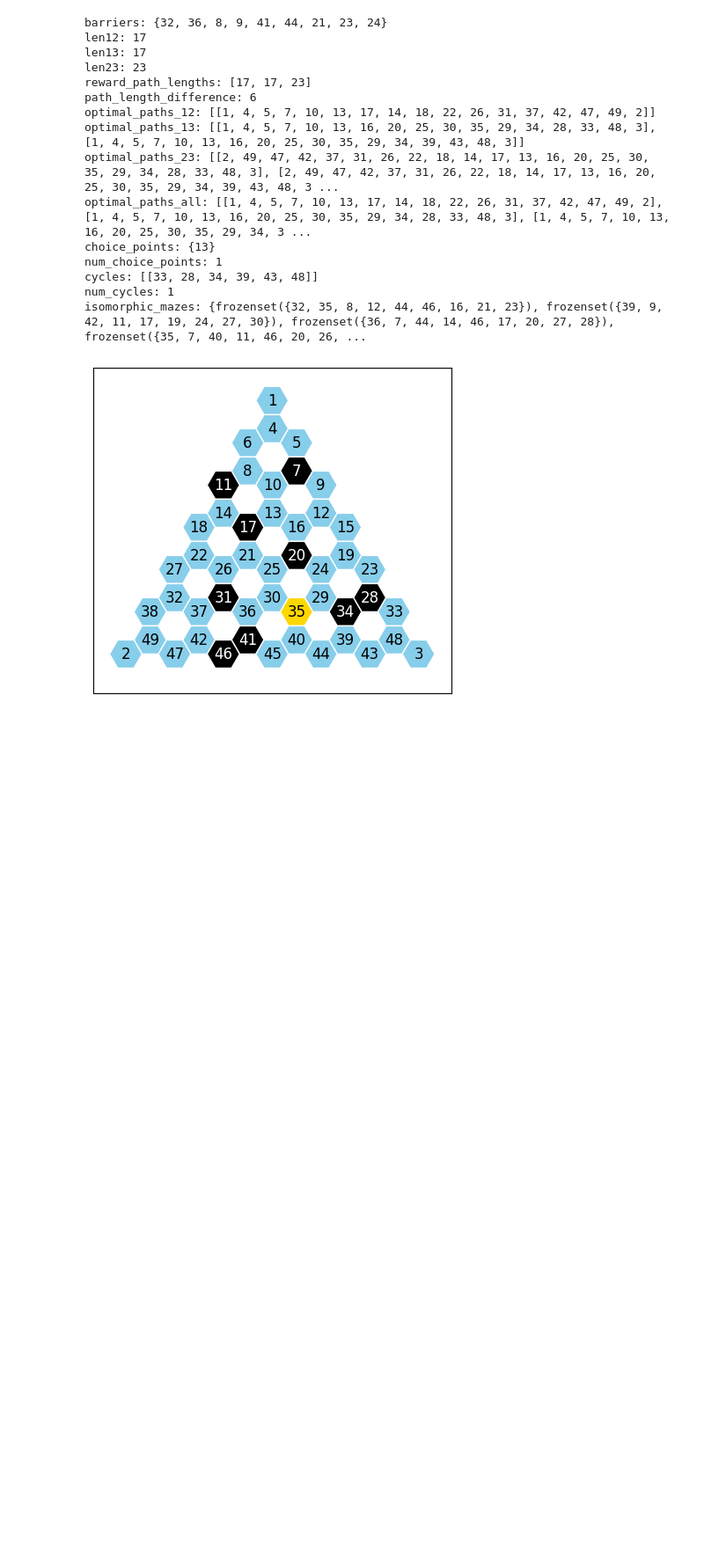
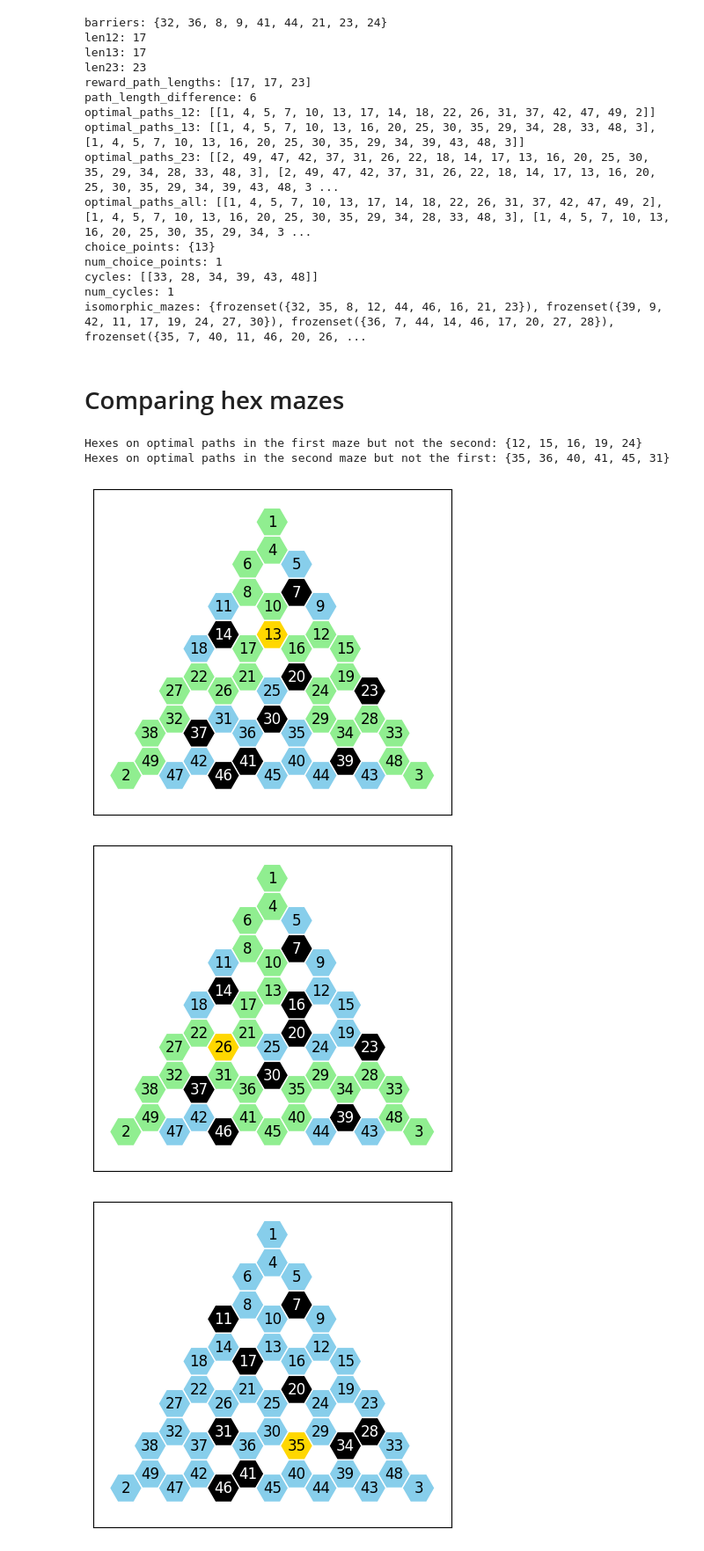
Before and after one commit to calderast/Hex-maze, a Jupyter notebook: Tutorials/Hex_Maze_Functions.ipynb, the cells around one changed output. Shown at 88% size. Drawn from its saved outputs; the diff is of its cells as text; code cells hidden in the pictures; blank space fills up the shorter version.

Commit message:
Add new function for comparing hexes on optimal paths

```diff
--- a/Tutorials/Hex_Maze_Functions.ipynb
+++ b/Tutorials/Hex_Maze_Functions.ipynb
@@ -253,6 +253,33 @@ num_choice_points: 1
 cycles: [[33, 28, 34, 39, 43, 48]]
 num_cycles: 1
 isomorphic_mazes: {frozenset({32, 35, 8, 12, 44, 46, 16, 21, 23}), frozenset({39, 9, 42, 11, 17, 19, 24, 27, 30}), frozenset({36, 7, 44, 14, 46, 17, 20, 27, 28}), frozenset({35, 7, 40, 11, 46, 20, 26, ...
+# %% [markdown]
+# Comparing hex mazes
+# %%
+from hex_maze_utils import hexes_different_on_optimal_paths, plot_hex_maze
+
+# Grab a barrier sequence from the database
+barrier_sequence = barrier_sequence_database['barrier_sequence'].iloc[0]
+
+# Take the first two mazes in the sequence
+maze1 = barrier_sequence[0]
+maze2 = barrier_sequence[1]
+
+# Get the hexes different on optimal paths between these 2 mazes
+hexes_maze1_not_maze2, hexes_maze2_not_maze1 = hexes_different_on_optimal_paths(maze1, maze2)
+
+# Print the different hexes
+print(f"Hexes on optimal paths in the first maze but not the second: {hexes_maze1_not_maze2}")
+print(f"Hexes on optimal paths in the second maze but not the first: {hexes_maze2_not_maze1}")
+
+# Plot the 2 mazes for visual confirmation
+plot_hex_maze(maze1, show_optimal_paths=True)
+plot_hex_maze(maze2, show_optimal_paths=True)
+# %% [output]
+Hexes on optimal paths in the first maze but not the second: {12, 15, 16, 19, 24}
+Hexes on optimal paths in the second maze but not the first: {35, 36, 40, 41, 45, 31}
+[figure, added]
+[figure, added]
 # %%
 # Seeing how different hex mazes are!
 from hex_maze_utils import num_hexes_different_on_optimal_paths, get_rotated_barriers, get_reflected_barriers
```
Also changed, not shown: 1 other file.
